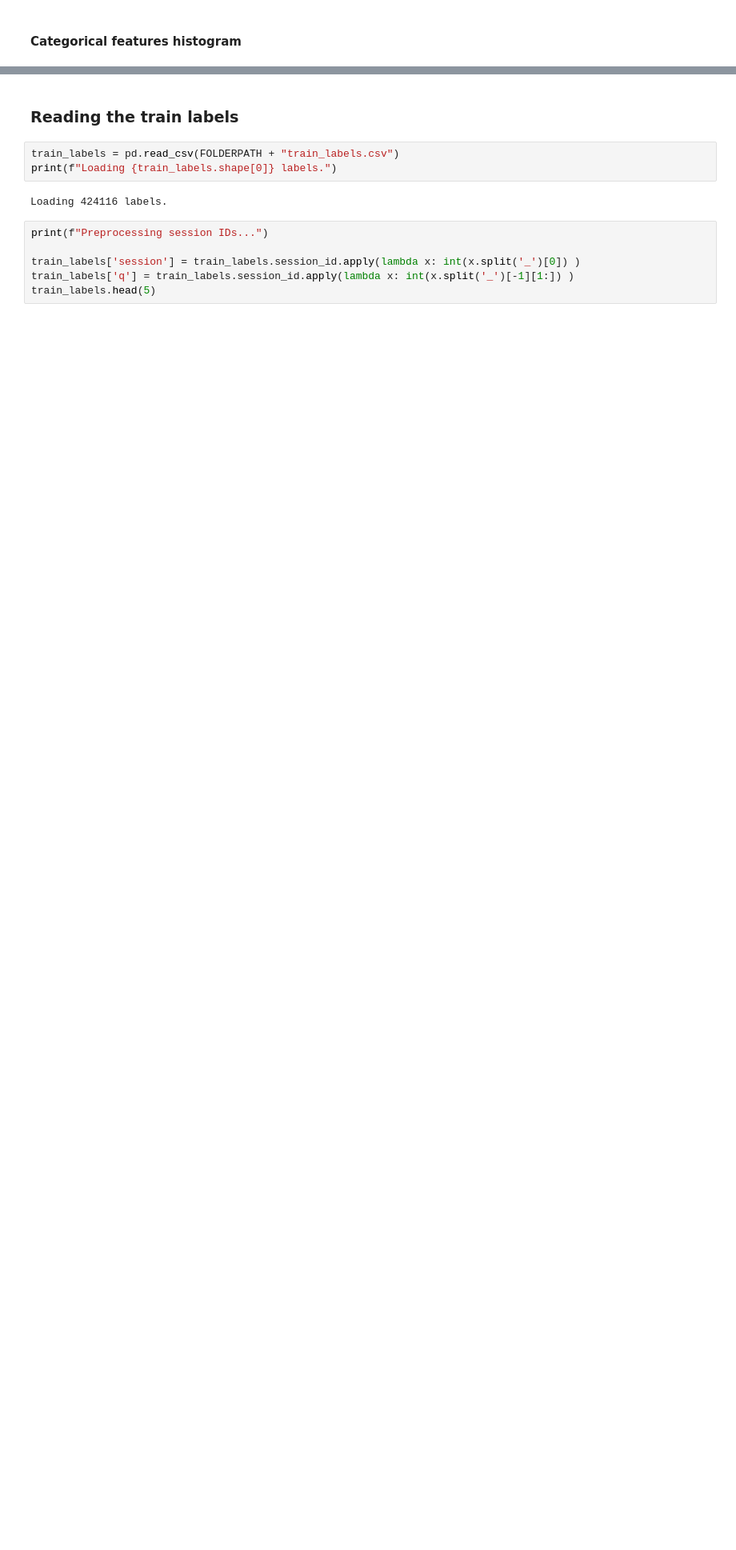
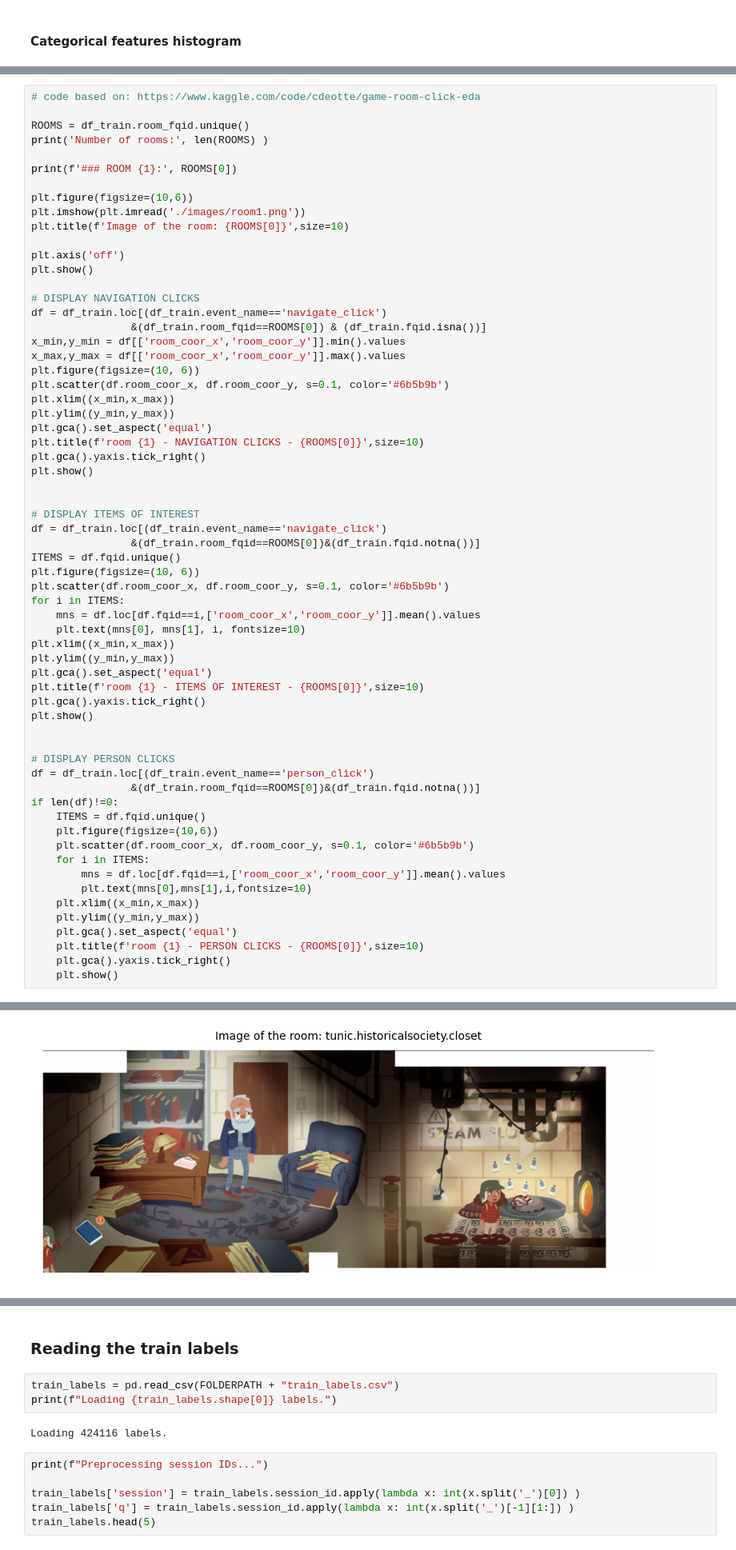
Before and after one commit to mestermarc/Student_performance_analysis, a Jupyter notebook: read_data.ipynb, the cells around one changed output, grey strips where cells are left out. Shown at 80% size. Drawn from its saved outputs; the diff is of its cells as text; blank space fills up the shorter version.

```diff
--- a/read_data.ipynb
+++ b/read_data.ipynb
@@ -281,3 +331,67 @@ plt.tight_layout()
 plt.show()
 # %% [output]
 [figure]
+# %%
+# code based on: https://www.kaggle.com/code/cdeotte/game-room-click-eda
+
+ROOMS = df_train.room_fqid.unique()
+print('Number of rooms:', len(ROOMS) )
+
+print(f'### ROOM {1}:', ROOMS[0])
+
+plt.figure(figsize=(10,6))
+plt.imshow(plt.imread('./images/room1.png'))
+plt.title(f'Image of the room: {ROOMS[0]}',size=10)
+
+plt.axis('off')
+plt.show()
+
+# DISPLAY NAVIGATION CLICKS
+df = df_train.loc[(df_train.event_name=='navigate_click')
+                &(df_train.room_fqid==ROOMS[0]) & (df_train.fqid.isna())]
+x_min,y_min = df[['room_coor_x','room_coor_y']].min().values
+x_max,y_max = df[['room_coor_x','room_coor_y']].max().values
+plt.figure(figsize=(10, 6))
+plt.scatter(df.room_coor_x, df.room_coor_y, s=0.1, color='#6b5b9b')
+plt.xlim((x_min,x_max))
+plt.ylim((y_min,y_max))
+plt.gca().set_aspect('equal')
+plt.title(f'room {1} - NAVIGATION CLICKS - {ROOMS[0]}',size=10)
+plt.gca().yaxis.tick_right()
+plt.show()
+
+
+# DISPLAY ITEMS OF INTEREST
+df = df_train.loc[(df_train.event_name=='navigate_click')
+                &(df_train.room_fqid==ROOMS[0])&(df_train.fqid.notna())]
+ITEMS = df.fqid.unique()
+plt.figure(figsize=(10, 6))
+plt.scatter(df.room_coor_x, df.room_coor_y, s=0.1, color='#6b5b9b')
+for i in ITEMS:
+    mns = df.loc[df.fqid==i,['room_coor_x','room_coor_y']].mean().values
+    plt.text(mns[0], mns[1], i, fontsize=10)
+plt.xlim((x_min,x_max))
+plt.ylim((y_min,y_max))
+plt.gca().set_aspect('equal')
+plt.title(f'room {1} - ITEMS OF INTEREST - {ROOMS[0]}',size=10)
+plt.gca().yaxis.tick_right()
+plt.show()
+
+
+# DISPLAY PERSON CLICKS
+df = df_train.loc[(df_train.event_name=='person_click')
+                &(df_train.room_fqid==ROOMS[0])&(df_train.fqid.notna())]
+if len(df)!=0:
+    ITEMS = df.fqid.unique()
+    plt.figure(figsize=(10,6))
+    plt.scatter(df.room_coor_x, df.room_coor_y, s=0.1, color='#6b5b9b')
+    for i in ITEMS:
+        mns = df.loc[df.fqid==i,['room_coor_x','room_coor_y']].mean().values
+        plt.text(mns[0],mns[1],i,fontsize=10)
+    plt.xlim((x_min,x_max))
+    plt.ylim((y_min,y_max))
+    plt.gca().set_aspect('equal')
+    plt.title(f'room {1} - PERSON CLICKS - {ROOMS[0]}',size=10)
+    plt.gca().yaxis.tick_right()
+    plt.show()
+# %% [output]
@@ -283,0 +400 @@ plt.show()
+[figure, added]
```
Also changed, not shown: parts of 12 cells of this notebook, 1 other file.
